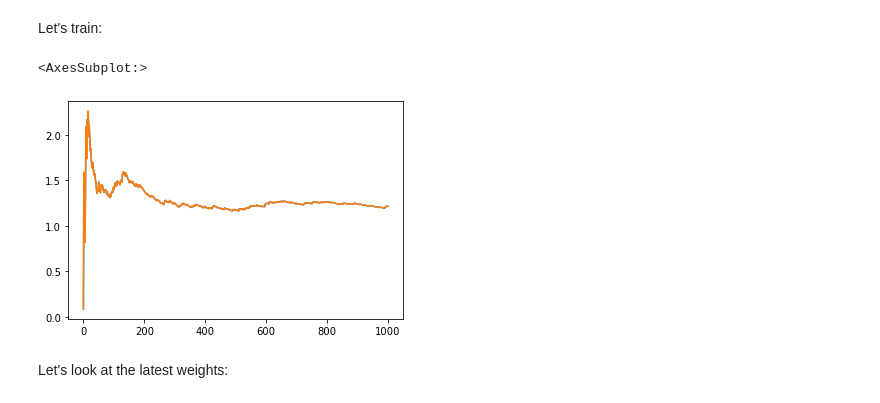
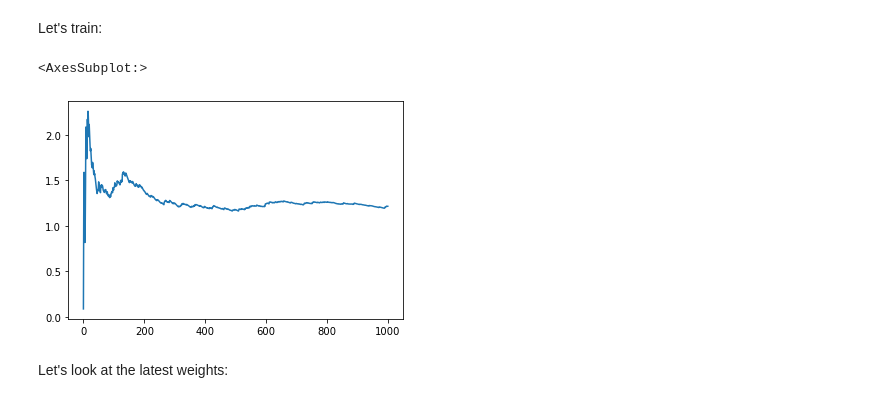
Before and after one commit to eserie/wax-ml, a Jupyter notebook: docs/notebooks/07_Online_Time_Series_Prediction.ipynb, the cells around one changed output. Cells and saved outputs as stored; diff of their text form; code cells hidden in the pictures.

```diff
--- a/docs/notebooks/07_Online_Time_Series_Prediction.ipynb
+++ b/docs/notebooks/07_Online_Time_Series_Prediction.ipynb
@@ -199,16 +200,15 @@ Let's train:
 # %%
 sim = unroll_transform_with_state(learn)
 rng = jax.random.PRNGKey(42)
 eps = jax.random.normal(rng, (1000,))
 
 params, state = sim.init(rng, eps)
 (opt_info), state = sim.apply(params, state, rng, eps)
 
 pd.Series(opt_info.loss).expanding().mean().plot()
-pd.Series(opt_info.opt_loss).expanding().mean().plot()
 # %% [output]
 <AxesSubplot:>
-[figure, old version]
+[figure, new version]
 # %% [markdown]
 Let's look at the latest weights:
 # %%
```
Also changed, not shown: parts of 14 cells of this notebook, 17 other files.
